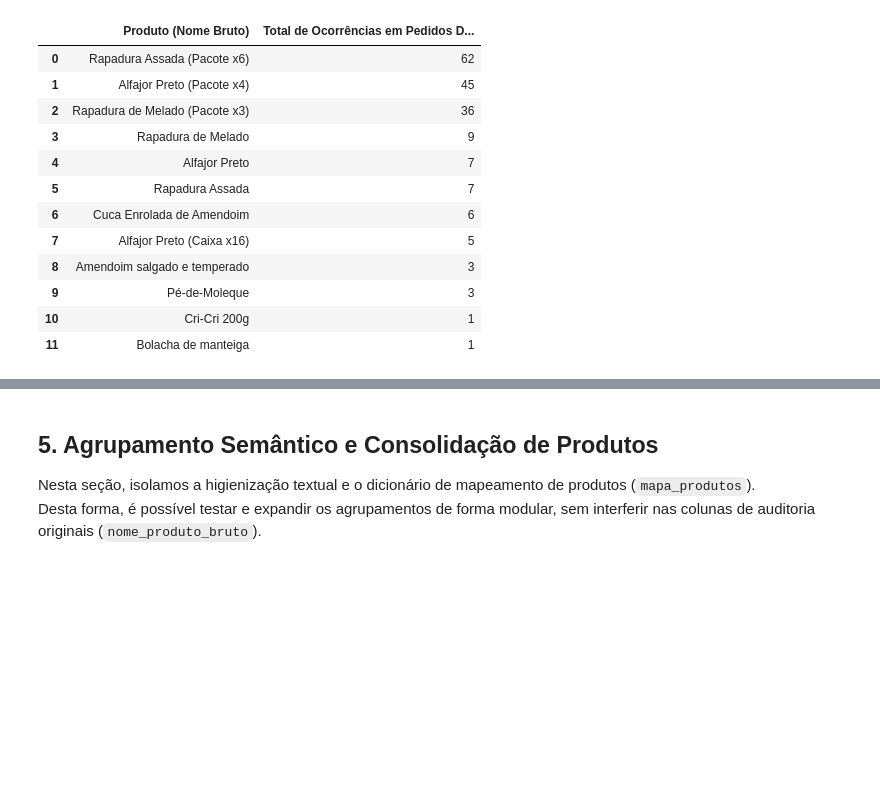
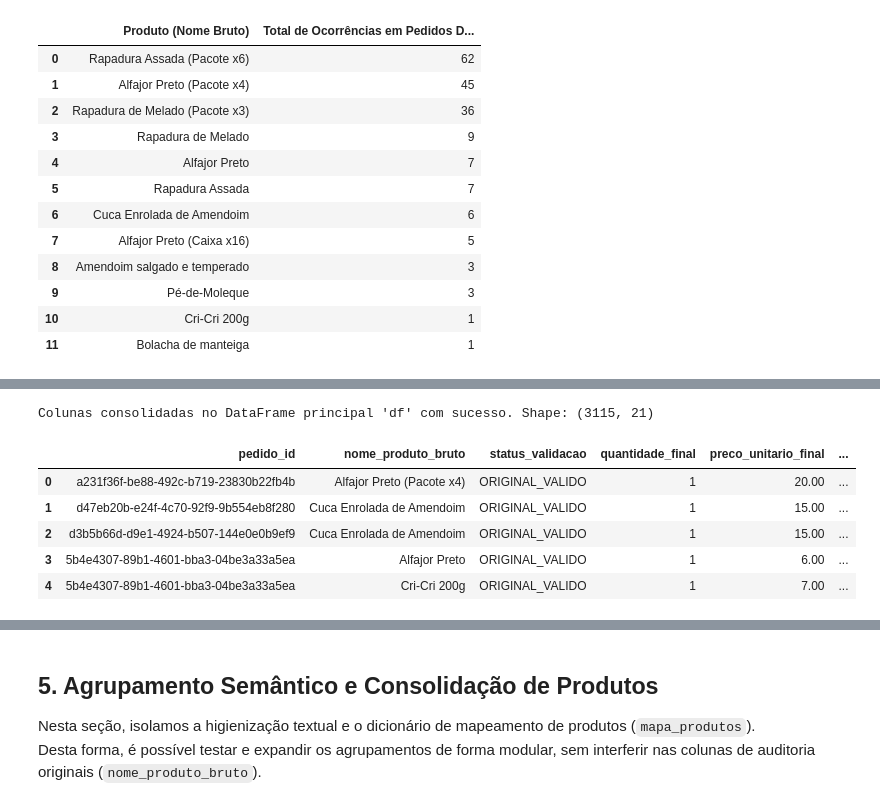
Before and after one commit to SIS-AMF/2026-2_trablho-g1-cd-ai2, a Jupyter notebook: eda_v2.ipynb, the cells around one changed output, grey strips where cells are left out. Drawn from its saved outputs; the diff is of its cells as text; code cells hidden in the pictures; blank space fills up the shorter version.

```diff
--- a/eda_v2.ipynb
+++ b/eda_v2.ipynb
@@ -358,0 +486,29 @@ ranking_produtos_divergentes
+# %%
+# 1. Incorporação das colunas de linhagem derivadas do ajuste temporário
+df['fator_k'] = df_ajustes_temp['fator_k']
+df['quantidade_ajustada'] = df_ajustes_temp['quantidade_ajustada']
+df['preco_unitario_ajustado'] = df_ajustes_temp['preco_unitario_ajustado']
+df['valor_item_ajustado'] = df_ajustes_temp['valor_item_ajustado']
+df['item_total_original'] = df_ajustes_temp['item_total_original']
+
+# 2. Junção com o status de validação do pedido auditado
+if 'status_validacao' in df.columns:
+    df.drop(columns=['status_validacao'], inplace=True)
+df = df.merge(df_auditoria_fallback_audit[['pedido_id', 'status_validacao']], on='pedido_id', how='left')
+
+# 3. Definição das grandezas finais resolvidas conforme o status
+mascara_ajuste = (df['status_validacao'] == 'AJUSTADO_PROPORCAO')
+df['quantidade_final'] = np.where(mascara_ajuste, df['quantidade_ajustada'], df['quantidade_item']).astype('int64')
+df['preco_unitario_final'] = np.where(mascara_ajuste, df['preco_unitario_ajustado'], df['preco_unitario_item']).astype('float64')
+df['valor_item_final'] = np.where(mascara_ajuste, df['valor_item_ajustado'], df['item_total_original']).astype('float64')
+
+print(f"Colunas consolidadas no DataFrame principal 'df' com sucesso. Shape: {df.shape}")
+df[['pedido_id', 'nome_produto_bruto', 'status_validacao', 'quantidade_final', 'preco_unitario_final', 'valor_item_final']].head()
+# %% [output]
+Colunas consolidadas no DataFrame principal 'df' com sucesso. Shape: (3115, 21)
+|  | pedido_id | nome_produto_bruto | status_validacao | quantidade_final | preco_unitario_final | ... |
+| 0 | a231f36f-be88-492c-b719-23830b22fb4b | Alfajor Preto (Pacote x4) | ORIGINAL_VALIDO | 1 | 20.00 | ... |
+| 1 | d47eb20b-e24f-4c70-92f9-9b554eb8f280 | Cuca Enrolada de Amendoim | ORIGINAL_VALIDO | 1 | 15.00 | ... |
+| 2 | d3b5b66d-d9e1-4924-b507-144e0e0b9ef9 | Cuca Enrolada de Amendoim | ORIGINAL_VALIDO | 1 | 15.00 | ... |
+| 3 | 5b4e4307-89b1-4601-bba3-04be3a33a5ea | Alfajor Preto | ORIGINAL_VALIDO | 1 | 6.00 | ... |
+| 4 | 5b4e4307-89b1-4601-bba3-04be3a33a5ea | Cri-Cri 200g | ORIGINAL_VALIDO | 1 | 7.00 | ... |
```
Also changed, not shown: parts of 14 cells of this notebook, 3 other files.
